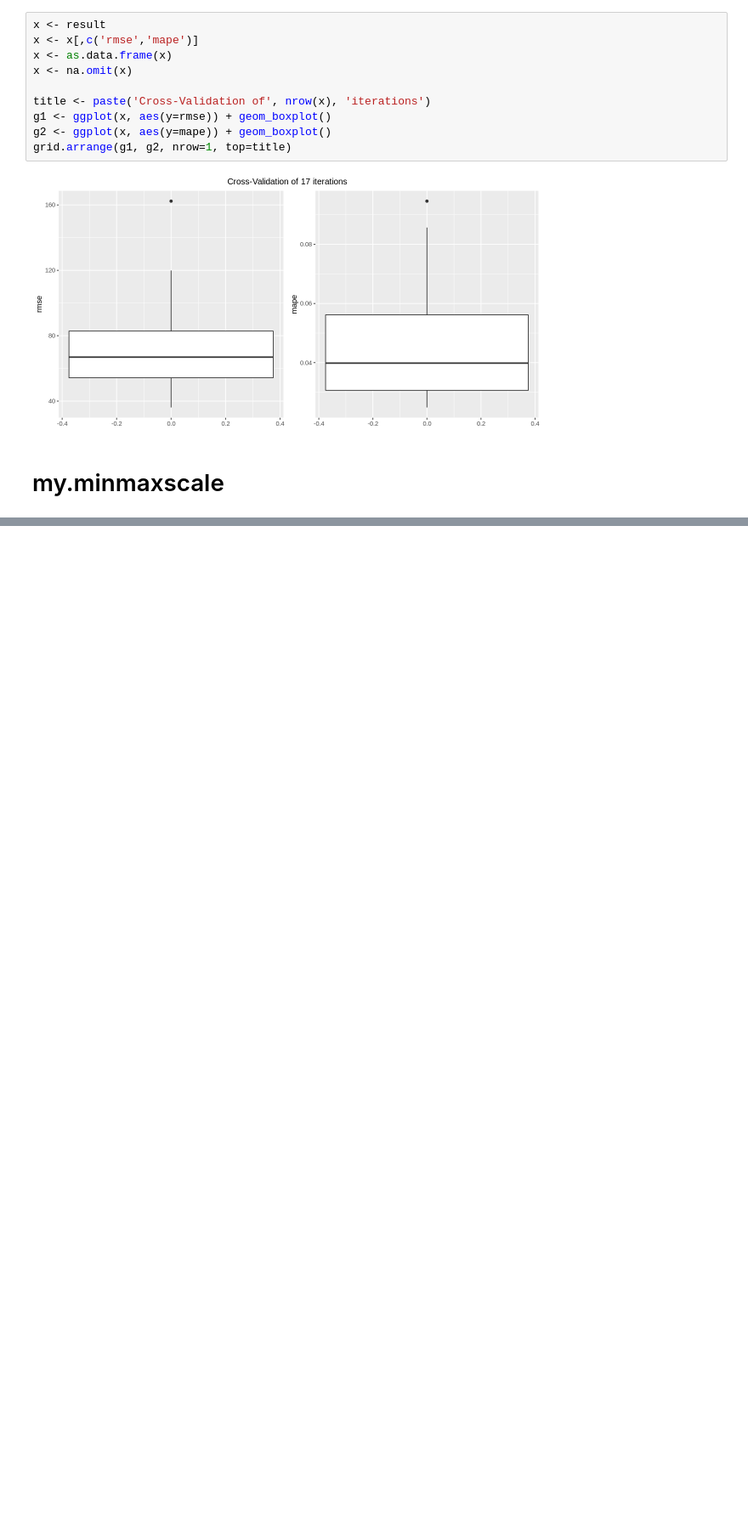
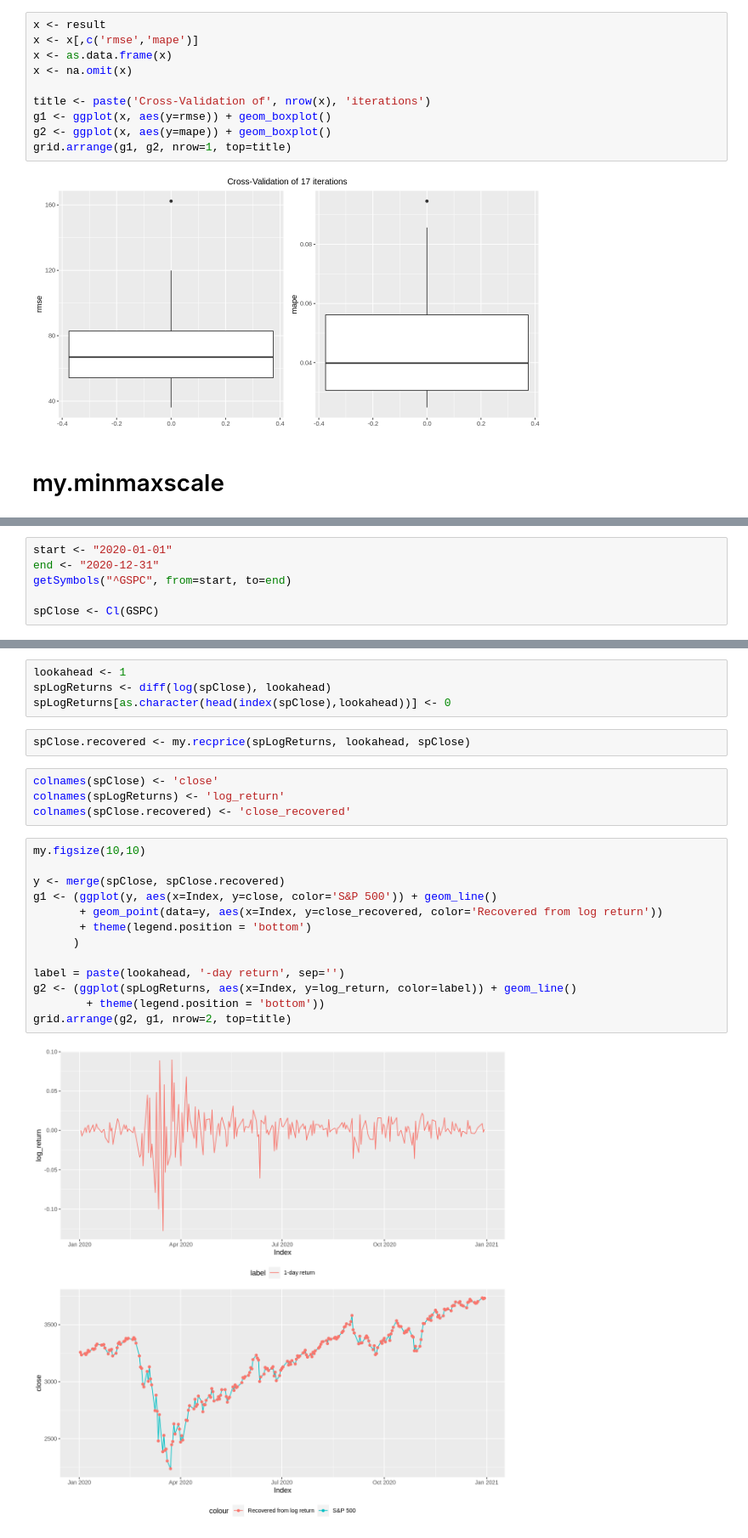
Before and after one commit to lbk209/timeseries, a Jupyter notebook: examples_utils.ipynb, the cells around one changed output, grey strips where cells are left out. Shown: that part at 85% size. Saved outputs shown, nothing was run; the diff lists cells and outputs as text; blank space fills up the shorter version.

```diff
--- a/examples_utils.ipynb
+++ b/examples_utils.ipynb
@@ -384,0 +161,6 @@ xts(train, )
+# %%
+start <- "2020-01-01"
+end <- "2020-12-31"
+getSymbols("^GSPC", from=start, to=end)
+
+spClose <- Cl(GSPC)
@@ -384,0 +171,25 @@ xts(train, )
+# %%
+lookahead <- 1
+spLogReturns <- diff(log(spClose), lookahead)
+spLogReturns[as.character(head(index(spClose),lookahead))] <- 0
+# %%
+spClose.recovered <- my.recprice(spLogReturns, lookahead, spClose)
+# %%
+colnames(spClose) <- 'close'
+colnames(spLogReturns) <- 'log_return'
+colnames(spClose.recovered) <- 'close_recovered'
+# %%
+my.figsize(10,10)
+
+y <- merge(spClose, spClose.recovered)
+g1 <- (ggplot(y, aes(x=Index, y=close, color='S&P 500')) + geom_line()
+       + geom_point(data=y, aes(x=Index, y=close_recovered, color='Recovered from log return'))
+       + theme(legend.position = 'bottom')
+      )
+
+label = paste(lookahead, '-day return', sep='')
+g2 <- (ggplot(spLogReturns, aes(x=Index, y=log_return, color=label)) + geom_line()
+        + theme(legend.position = 'bottom'))
+grid.arrange(g2, g1, nrow=2, top=title)
+# %% [output]
+[figure, added]
```
Also changed, not shown: parts of 39 cells of this notebook.
